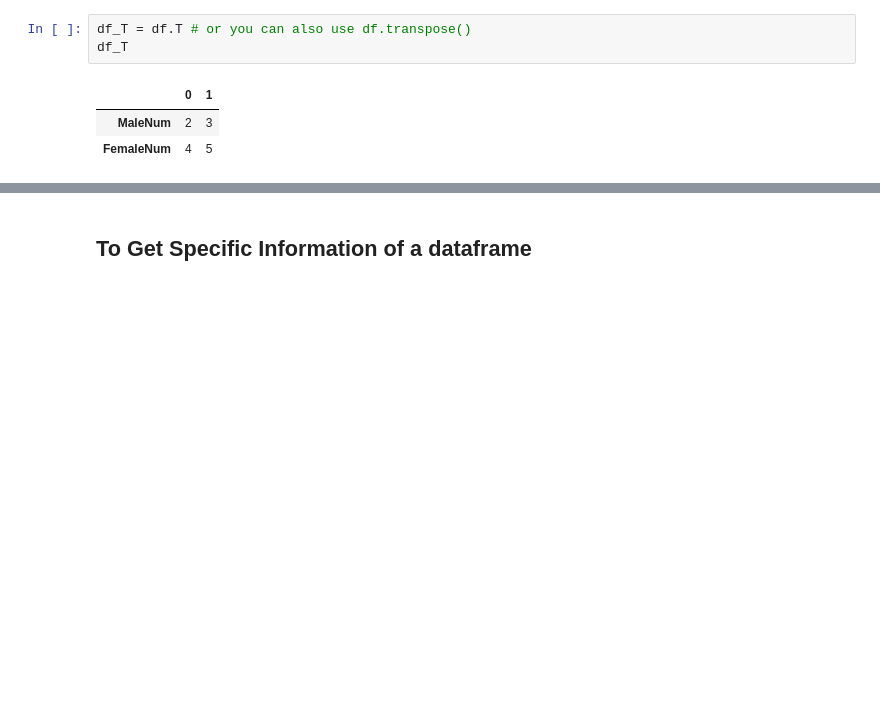
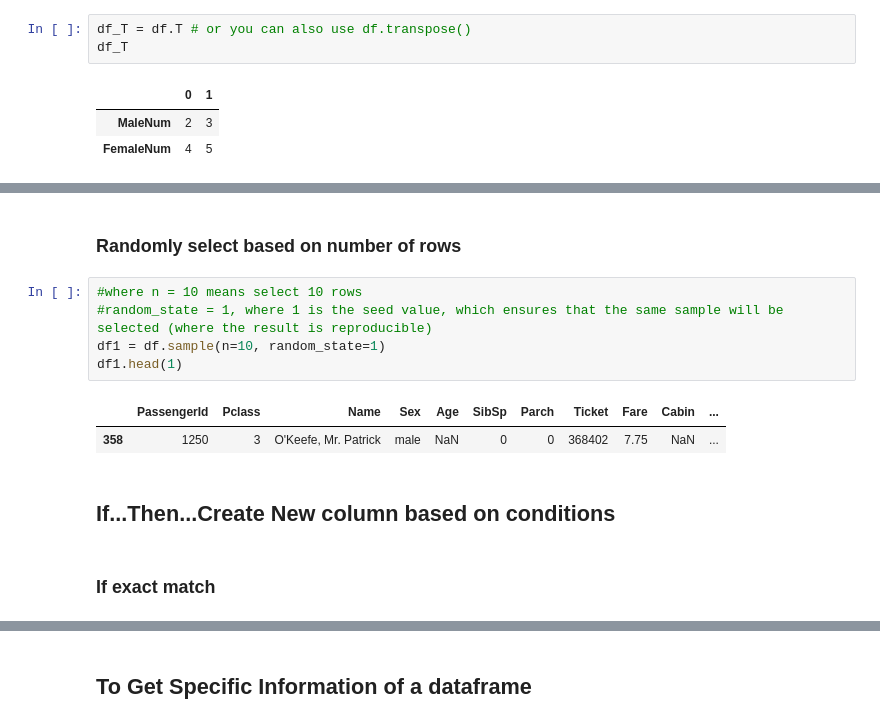
Before and after one commit to cjyi31/Basic-Python-Training, a Jupyter notebook: notebooks/02 Basic Data Cleaning and Manipulation (with Pandas Package).ipynb, the cells around one changed output, grey strips where cells are left out. Saved outputs shown, nothing was run; the diff lists cells and outputs as text; blank space fills up the shorter version.

```diff
--- a/notebooks/02 Basic Data Cleaning and Manipulation (with Pandas Package).ipynb
+++ b/notebooks/02 Basic Data Cleaning and Manipulation (with Pandas Package).ipynb
@@ -421,0 +467,14 @@ df_T
+# %% [markdown]
+### Randomly select based on number of rows
+# %%
+#where n = 10 means select 10 rows
+#random_state = 1, where 1 is the seed value, which ensures that the same sample will be selected (where the result is reproducible)
+df1 = df.sample(n=10, random_state=1)
+df1.head(1)
+# %% [output]
+|  | PassengerId | Pclass | Name | Sex | Age | SibSp | Parch | Ticket | Fare | Cabin | ... |
+| 358 | 1250 | 3 | O'Keefe, Mr. Patrick | male | NaN | 0 | 0 | 368402 | 7.75 | NaN | ... |
+# %% [markdown]
+## If...Then...Create New column based on conditions
+# %% [markdown]
+### If exact match
```
Also changed, not shown: parts of 16 cells of this notebook, 1 other file.
